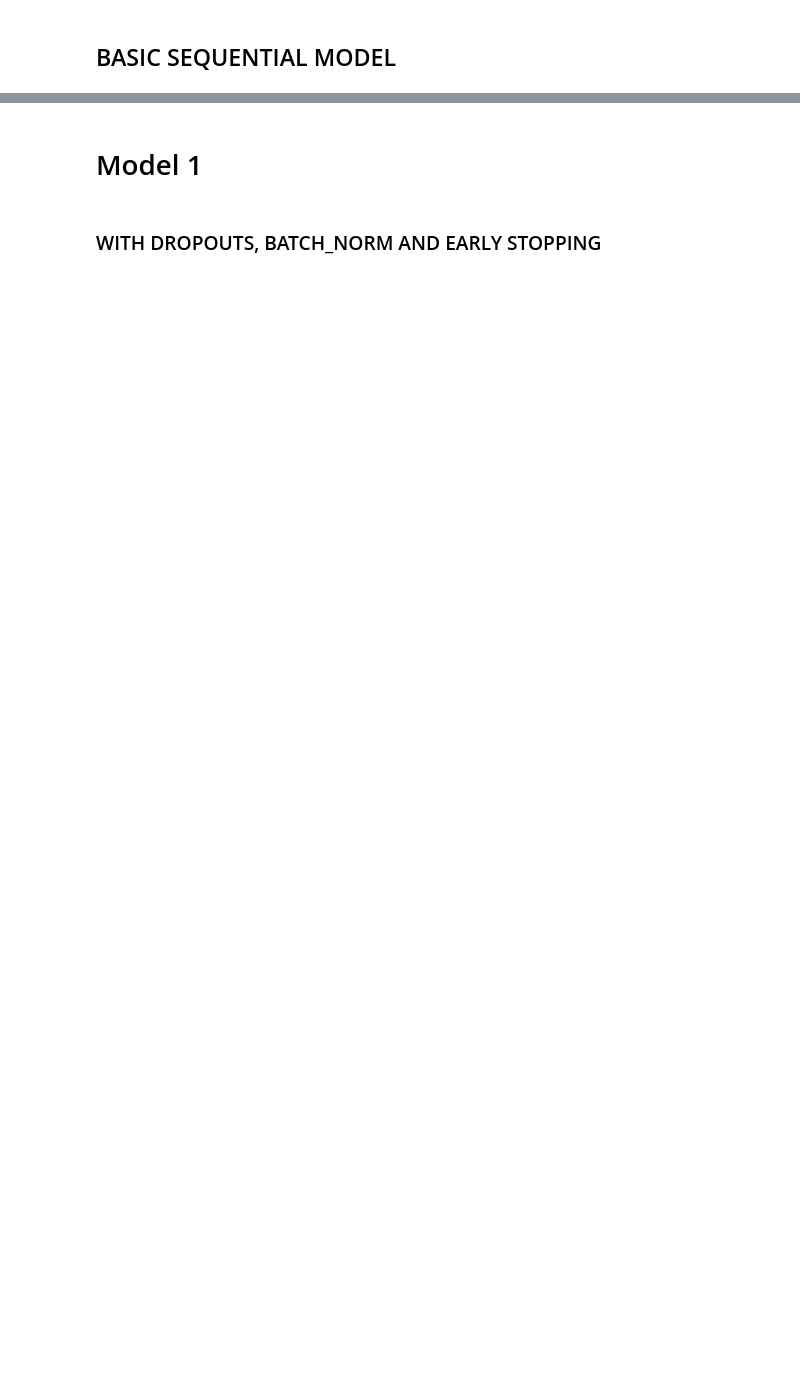
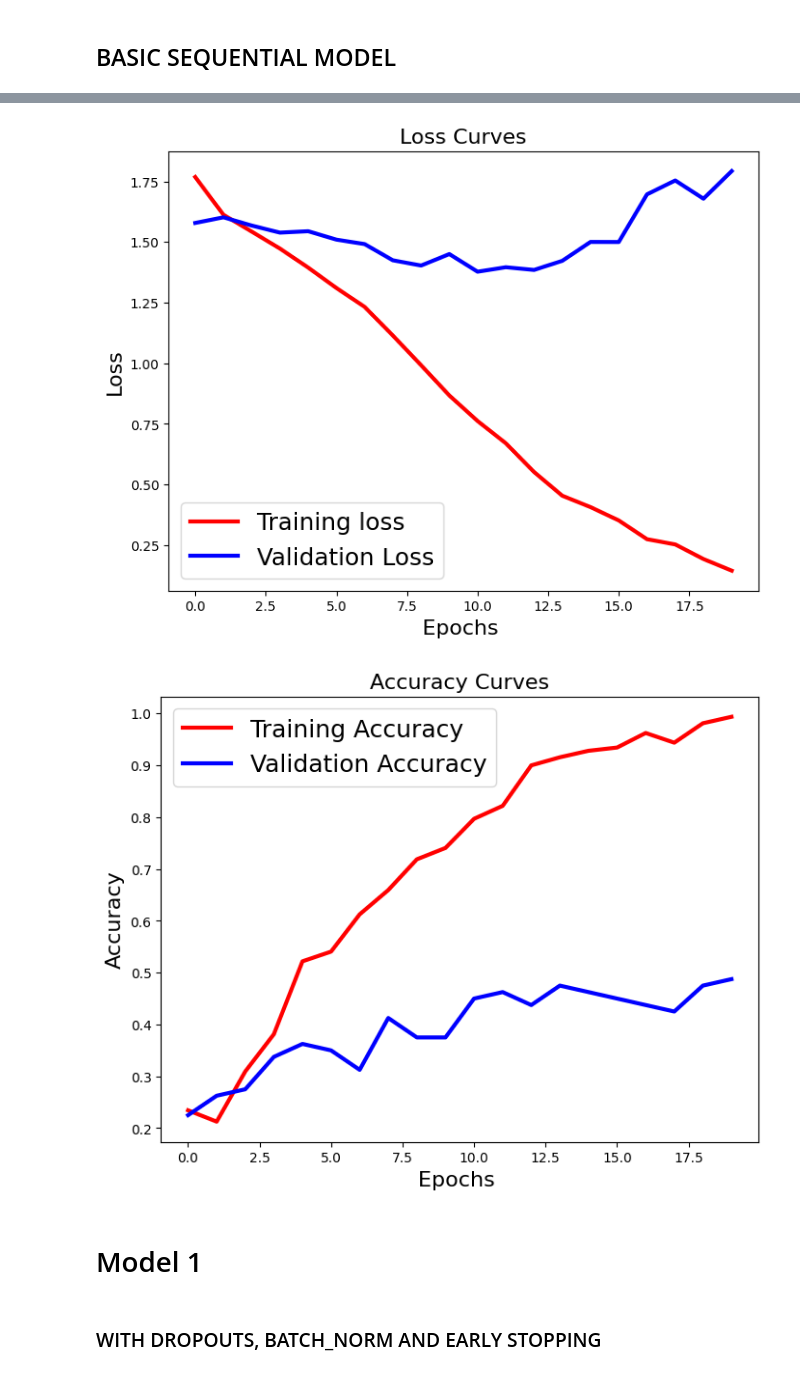
Before and after one commit to KKozakiewicz/Grapevine_leaves, a Jupyter notebook: Grapevine_leaves_classification.ipynb, the cells around one changed output, grey strips where cells are left out. Saved outputs shown, nothing was run; the diff lists cells and outputs as text; code cells hidden in the pictures; blank space fills up the shorter version.

```diff
--- a/Grapevine_leaves_classification.ipynb
+++ b/Grapevine_leaves_classification.ipynb
@@ -370,3 +469,8 @@ Epoch 20/20
+# %%
+plot_history(history)
+# %% [output]
+[figure, added]
+[figure, added]
 # %%
 model.save('basic_model.keras')
 # %% [markdown]
```
Also changed, not shown: parts of 20 cells of this notebook, 1 other file.
